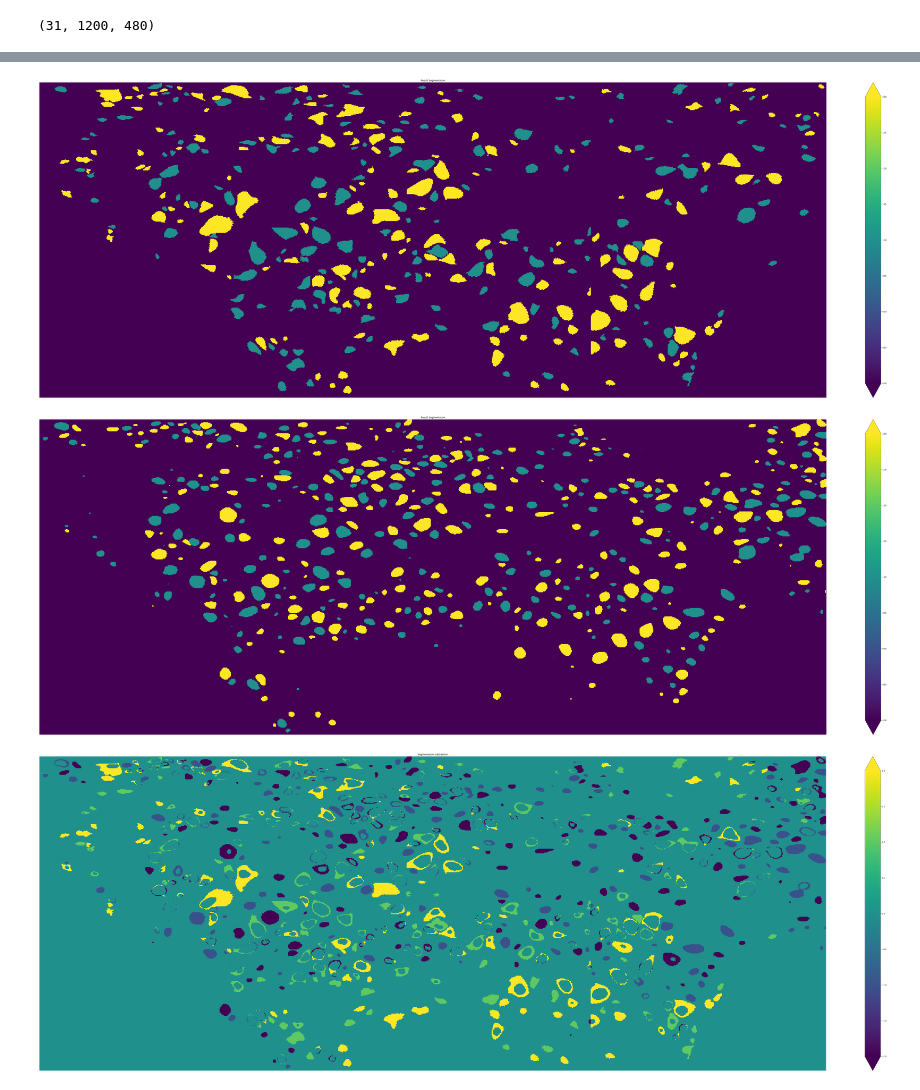
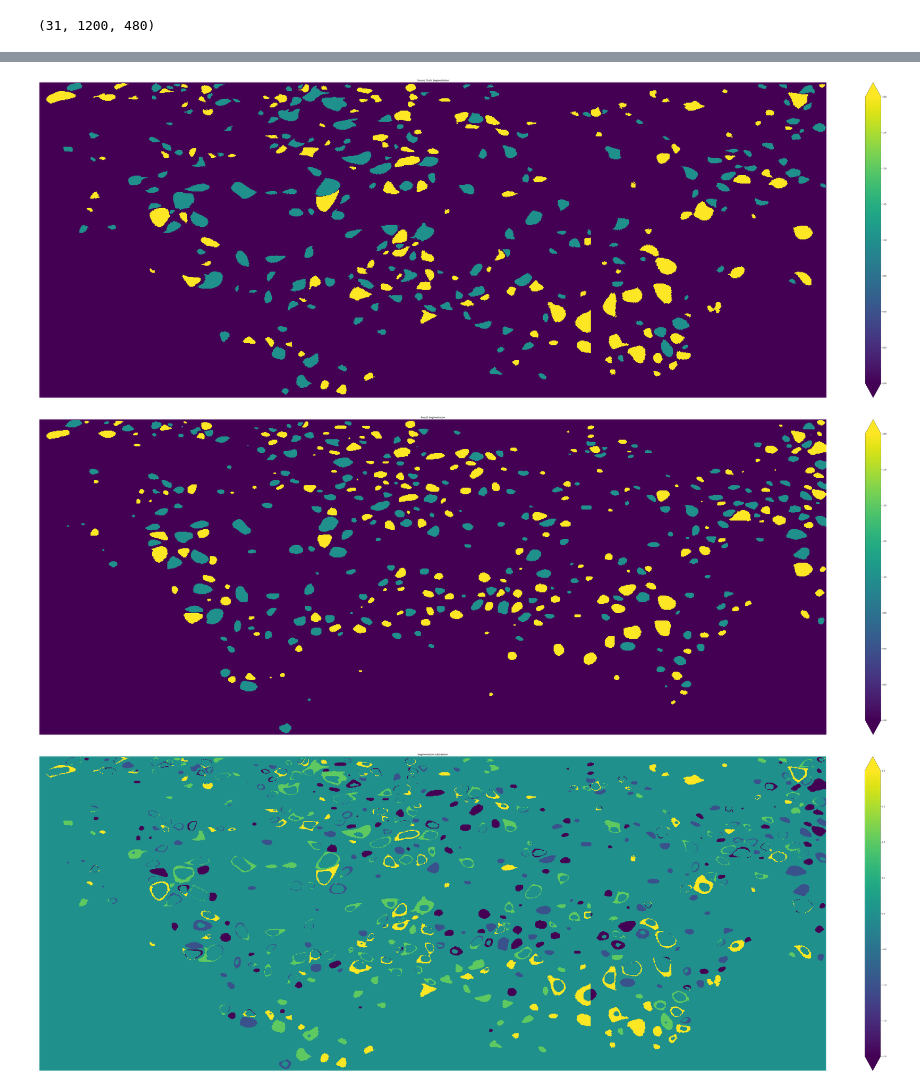
Before and after one commit to panthibivek/eddy_detection_Neural_Network, a Jupyter notebook: src/using_weights.ipynb, the cells around one changed output, grey strips where cells are left out. Drawn from its saved outputs; the diff is of its cells as text; code cells hidden in the pictures.

```diff
--- a/src/using_weights.ipynb
+++ b/src/using_weights.ipynb
@@ -62,24 +74,24 @@ print(preds_y[0].shape)
 # %%
 plt.figure(figsize=(90, 30))
-plt.imshow(test_y[0].T, cmap='viridis')
+plt.imshow(test_y[30].T, cmap='viridis')
 plt.colorbar(extend='both', fraction=0.042, pad=0.04)
 plt.axis('off')
 plt.title('Ground Truth Segmentation');
 # %% [output]
-[figure, old version]
+[figure, new version]
 # %%
 plt.figure(figsize=(90, 30))
-plt.imshow(preds_y[0].T, cmap='viridis')
+plt.imshow(preds_y[30].T, cmap='viridis')
 plt.colorbar(extend='both', fraction=0.042, pad=0.04)
 plt.axis('off')
 plt.title('Result Segmentation');
 # %% [output]
-[figure, old version]
+[figure, new version]
 # %%
 plt.figure(figsize=(90, 30))
-plt.imshow(test_y[0].T-preds_y[0].T, cmap='viridis')
+plt.imshow(test_y[30].T-preds_y[30].T, cmap='viridis')
 plt.colorbar(extend='both', fraction=0.042, pad=0.04)
 plt.axis('off')
 plt.title('Segmentation subtraction');
 # %% [output]
-[figure, old version]
+[figure, new version]
```
Also changed, not shown: parts of 5 cells of this notebook, 1 other file.
